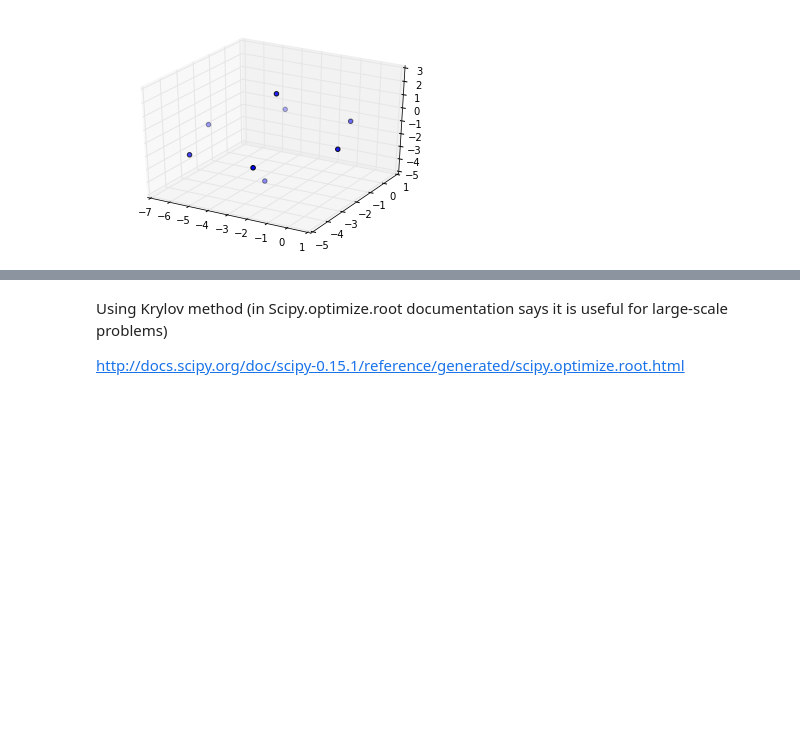
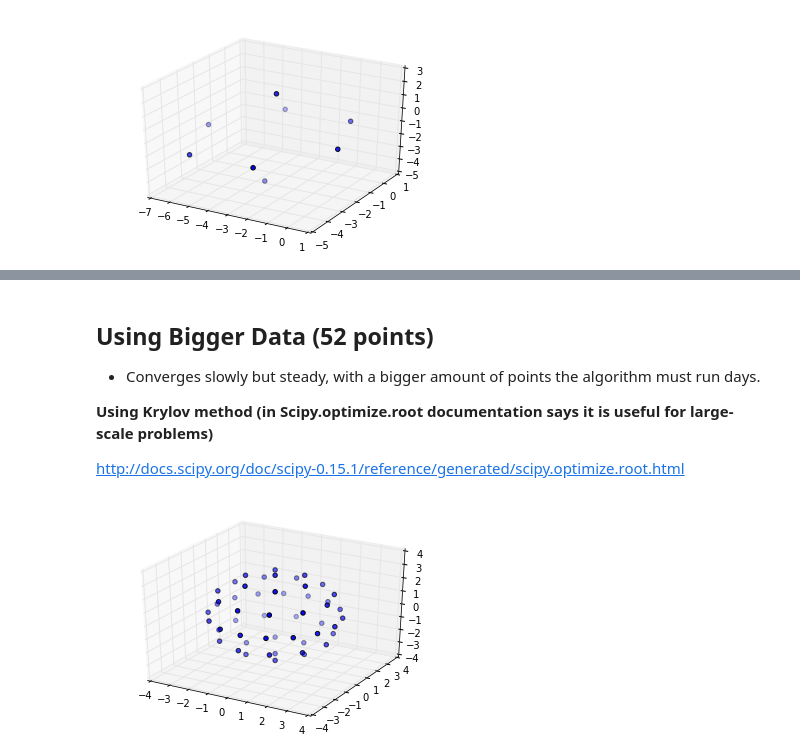
Before and after one commit to Nesus/TallerMM, a Jupyter notebook: Form Evolution Problem.ipynb, the cells around one changed output, grey strips where cells are left out. Drawn from its saved outputs; the diff is of its cells as text; code cells hidden in the pictures; blank space fills up the shorter version.

Commit message:
Added 52 points and 8 points

```diff
--- a/Form Evolution Problem.ipynb
+++ b/Form Evolution Problem.ipynb
@@ -339,4 +397,22 @@ plt.show()
 # %% [markdown]
-Using Krylov method (in Scipy.optimize.root documentation says it is useful for large-scale problems)
+## Using Bigger Data (52 points)
+- Converges slowly but steady, with a bigger amount of points the algorithm must run days.
+
+**Using Krylov method (in Scipy.optimize.root documentation says it is useful for large-scale problems)**
 
 http://docs.scipy.org/doc/scipy-0.15.1/reference/generated/scipy.optimize.root.html
+# %%
+#Load dataset size 52
+# X0 is a sphere with 52 points
+# alpha_sol is random
+# X1 is created using X0 and alpha_sol
+
+X0, X1, alpha_sol = data[52]
+# %%
+#Plotting Initial positions
+fig = plt.figure()
+ax = fig.add_subplot(111, projection='3d')
+ax.scatter(X0[:,0],X0[:,1],X0[:,2])
+plt.show()
+# %% [output]
+[figure, added]
```
Also changed, not shown: parts of 10 cells of this notebook.
